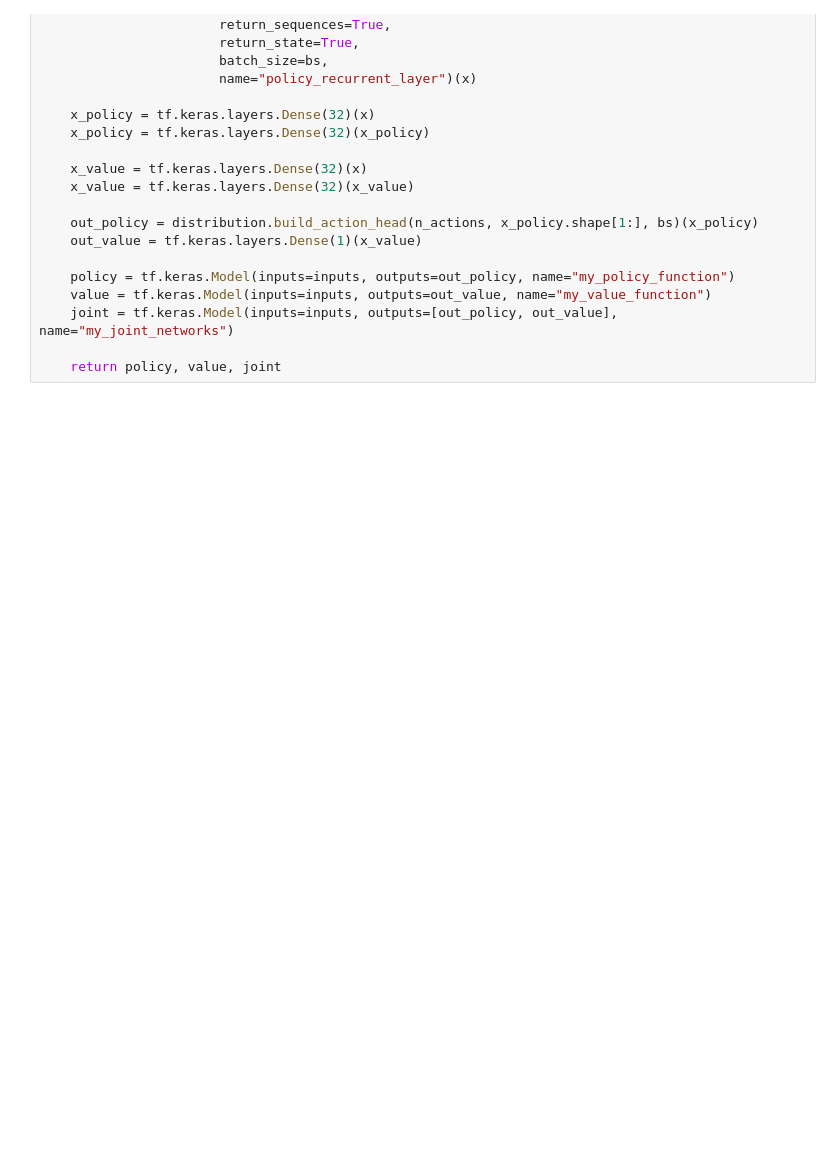
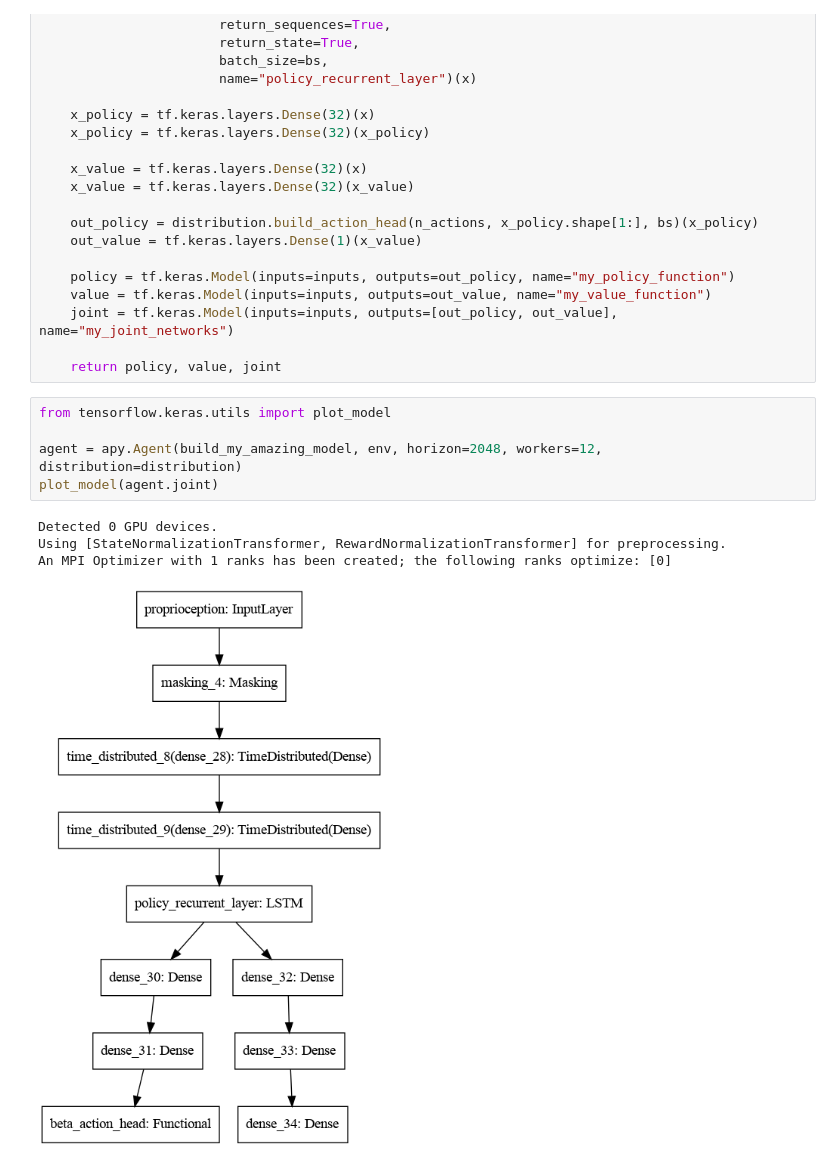
Before and after one commit to weidler/angorapy-tutorials, a Jupyter notebook: custom-models.ipynb, the cells around one changed output. Cells and saved outputs as stored; diff of their text form; blank space fills up the shorter version.

Commit message:
Added proper rendering to model inspection notebook.

```diff
--- a/custom-models.ipynb
+++ b/custom-models.ipynb
@@ -43,4 +45,14 @@ def build_my_amazing_model(env, distribution, bs=1, sequence_length=1):
     joint = tf.keras.Model(inputs=inputs, outputs=[out_policy, out_value], name="my_joint_networks")
 
     return policy, value, joint
+# %%
+from tensorflow.keras.utils import plot_model
+
+agent = apy.Agent(build_my_amazing_model, env, horizon=2048, workers=12, distribution=distribution)
+plot_model(agent.joint)
+# %% [output]
+Detected 0 GPU devices.
+Using [StateNormalizationTransformer, RewardNormalizationTransformer] for preprocessing.
+An MPI Optimizer with 1 ranks has been created; the following ranks optimize: [0]
+[figure, added]
 # %%
```
Also changed, not shown: parts of 3 cells of this notebook, 1 other file.
